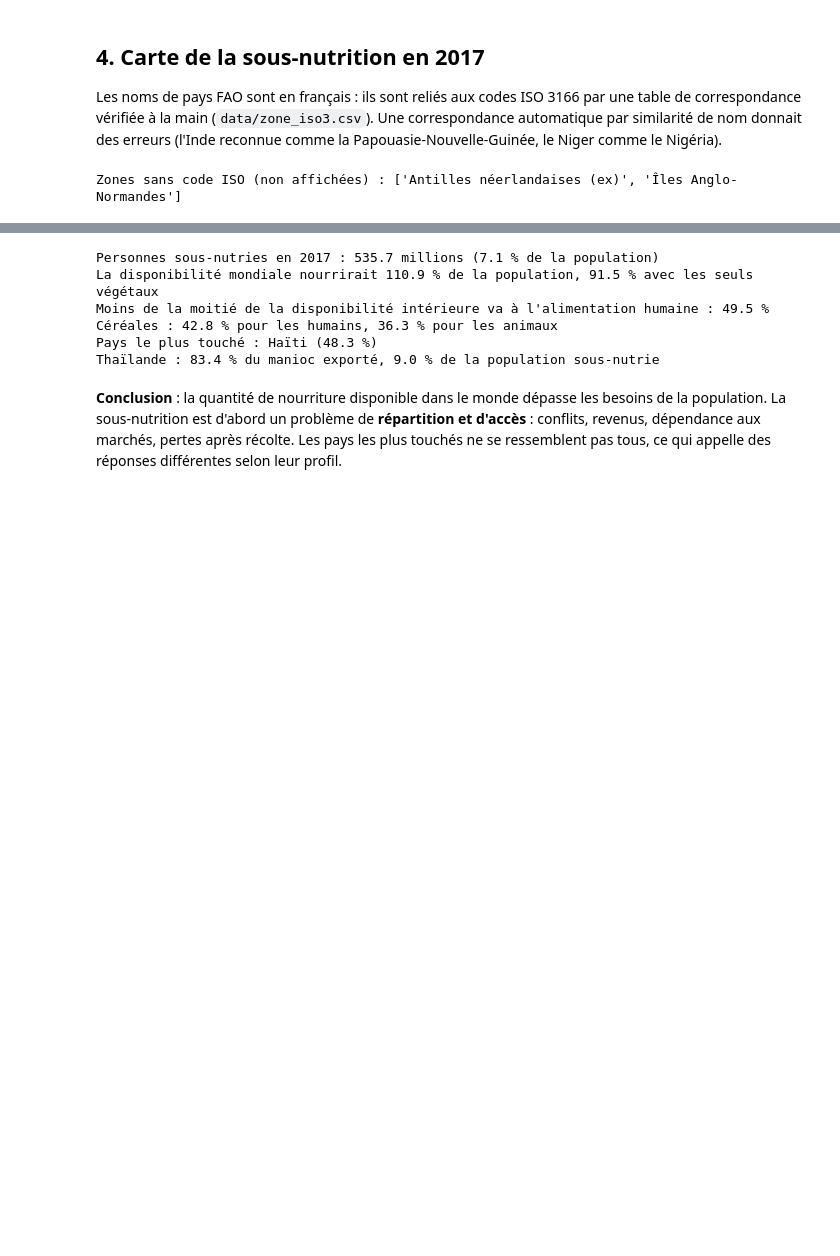
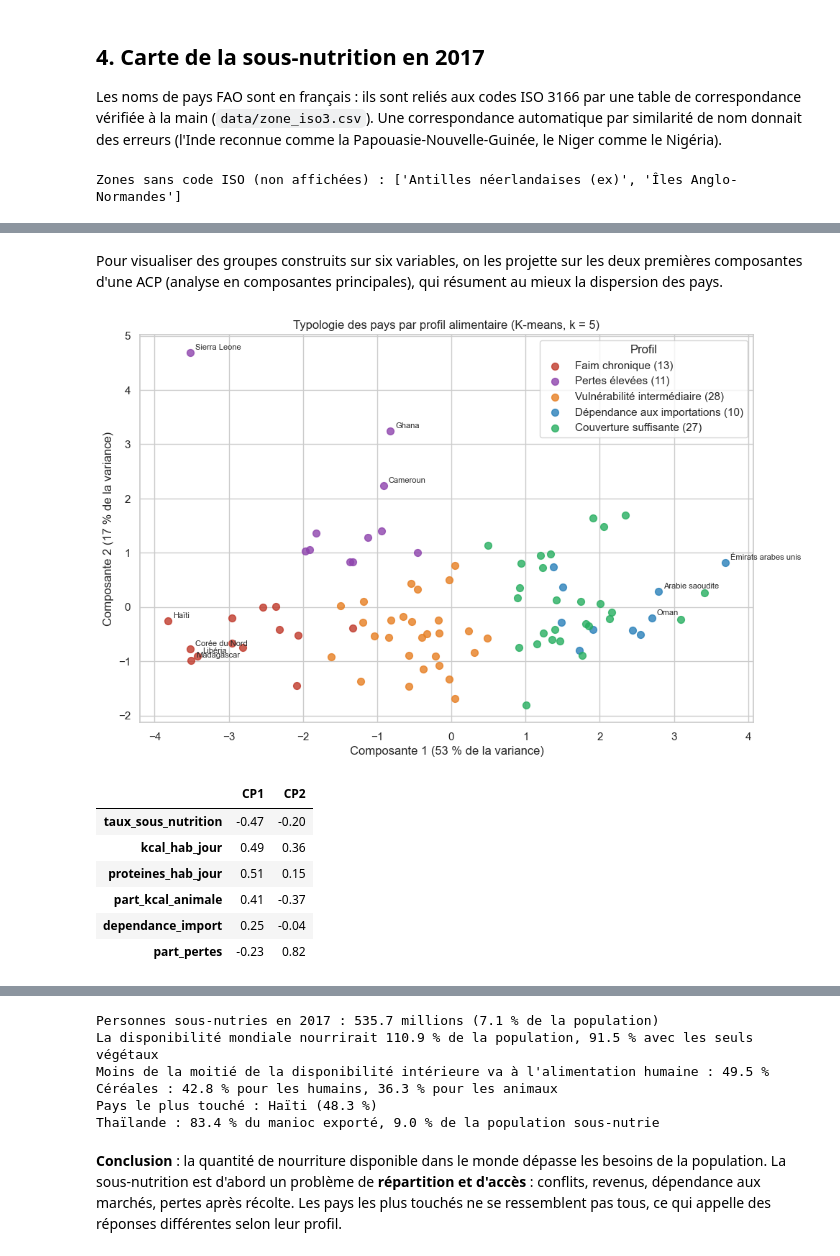
Before and after one commit to bader28-lab/global-undernutrition-fao-analysis, a Jupyter notebook: notebooks/fao_undernutrition_analysis.ipynb, the cells around one changed output, grey strips where cells are left out. Drawn from its saved outputs; the diff is of its cells as text; code cells hidden in the pictures; blank space fills up the shorter version.

```diff
--- a/notebooks/fao_undernutrition_analysis.ipynb
+++ b/notebooks/fao_undernutrition_analysis.ipynb
@@ -435,0 +569,4 @@ m
+# %%
+for profil in ORDRE:
+    pays = profils[profils["profil"] == profil].sort_values("taux_sous_nutrition", ascending=False)
+    print(f"{profil} ({len(pays)} pays) : {', '.join(pays.index[:8])}")
@@ -435,0 +579,40 @@ m
+# %% [markdown]
+Pour visualiser des groupes construits sur six variables, on les projette sur les deux premières composantes d'une ACP (analyse en composantes principales), qui résument au mieux la dispersion des pays.
+# %%
+acp = PCA(n_components=2, random_state=42)
+coords = acp.fit_transform(X)
+profils["CP1"], profils["CP2"] = coords[:, 0], coords[:, 1]
+variance = acp.explained_variance_ratio_ * 100
+
+COULEURS = dict(zip(ORDRE, ["#c0392b", "#8e44ad", "#e67e22", "#2980b9", "#27ae60"]))
+fig, ax = plt.subplots(figsize=(11, 7))
+for profil in ORDRE:
+    sous_ensemble = profils[profils["profil"] == profil]
+    ax.scatter(sous_ensemble["CP1"], sous_ensemble["CP2"], s=50, alpha=0.8,
+               color=COULEURS[profil], label=f"{profil} ({len(sous_ensemble)})")
+
+NOMS_COURTS = {"République populaire démocratique de Corée": "Corée du Nord"}
+a_annoter = pd.concat([profils.nlargest(4, "taux_sous_nutrition"),
+                       profils.nlargest(3, "part_pertes"),
+                       profils.nlargest(3, "dependance_import")])
+for zone, ligne in a_annoter.iterrows():
+    ax.annotate(NOMS_COURTS.get(zone, zone), (ligne["CP1"], ligne["CP2"]), fontsize=8,
+                xytext=(5, 3), textcoords="offset points")
+
+ax.set(title="Typologie des pays par profil alimentaire (K-means, k = 5)",
+       xlabel=f"Composante 1 ({variance[0]:.0f} % de la variance)",
+       ylabel=f"Composante 2 ({variance[1]:.0f} % de la variance)")
+ax.legend(title="Profil")
+fig.savefig(IMG_DIR / "09_typologie_pays.png", dpi=150, bbox_inches="tight")
+plt.show()
+
+pd.DataFrame(acp.components_.T, index=VARIABLES, columns=["CP1", "CP2"]).round(2)
+# %% [output]
+[figure, added]
+|  | CP1 | CP2 |
+| taux_sous_nutrition | -0.47 | -0.20 |
+| kcal_hab_jour | 0.49 | 0.36 |
+| proteines_hab_jour | 0.51 | 0.15 |
+| part_kcal_animale | 0.41 | -0.37 |
+| dependance_import | 0.25 | -0.04 |
+| part_pertes | -0.23 | 0.82 |
```
Also changed, not shown: parts of 10 cells of this notebook, 2 other files.
